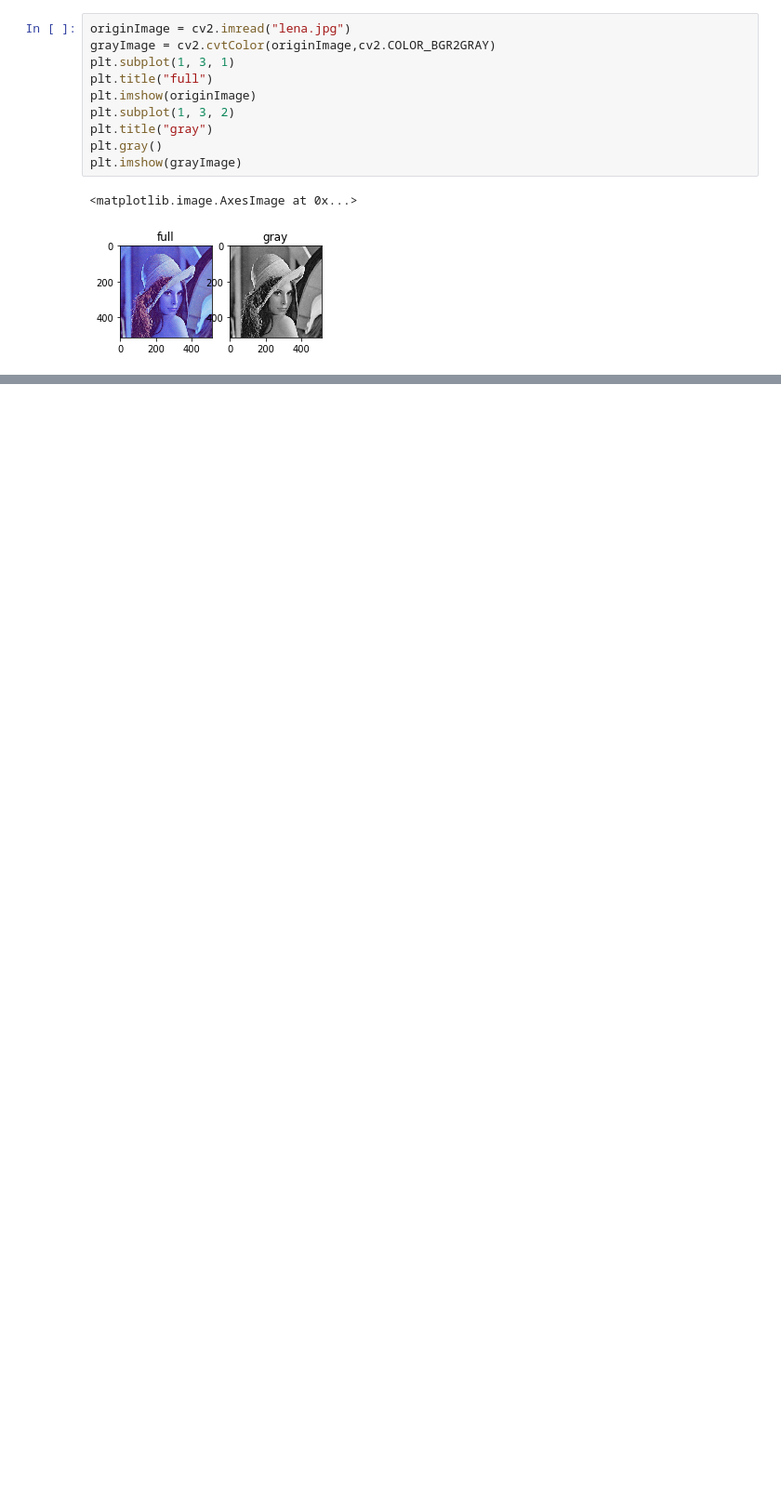
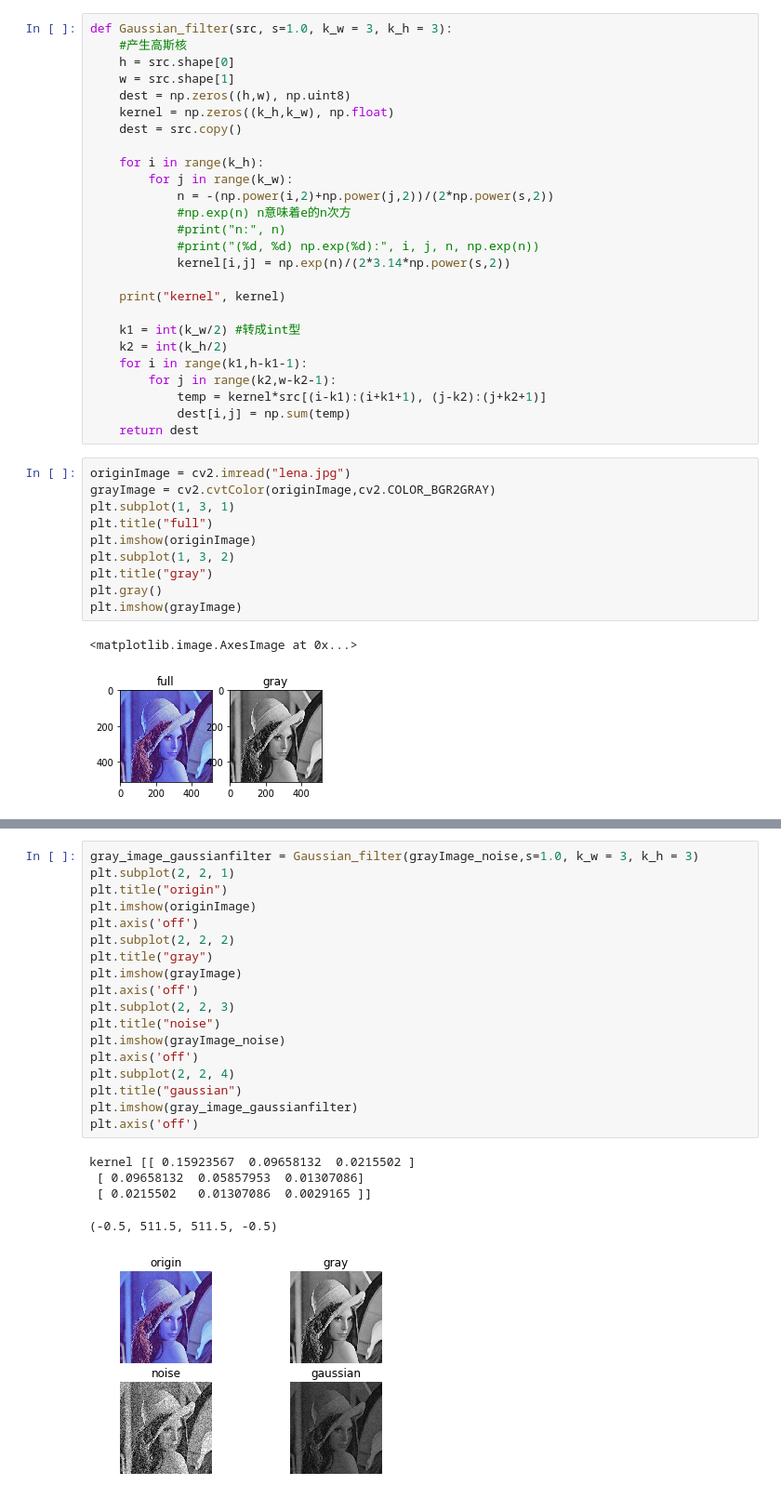
Before and after one commit to sycophant-stone/digital_image_base, a Jupyter notebook: smoothing/img_smoothing.ipynb, the cells around one changed output, grey strips where cells are left out. Shown: that part at 93% size. Drawn from its saved outputs; the diff is of its cells as text; blank space fills up the shorter version.

```diff
--- a/smoothing/img_smoothing.ipynb
+++ b/smoothing/img_smoothing.ipynb
@@ -126,6 +126,32 @@ def median_filter(src,k_w=5, k_h=5):
             temp = np.median(src[(i-k1):(i+k1+1), (j-k2):(j+k2+1)])
             dest[i,j] = temp
     return dest
+# %%
+def Gaussian_filter(src, s=1.0, k_w = 3, k_h = 3):
+    #产生高斯核
+    h = src.shape[0]
+    w = src.shape[1]
+    dest = np.zeros((h,w), np.uint8)
+    kernel = np.zeros((k_h,k_w), np.float)
+    dest = src.copy()
+
+    for i in range(k_h):
+        for j in range(k_w):
+            n = -(np.power(i,2)+np.power(j,2))/(2*np.power(s,2))
+            #np.exp(n) n意味着e的n次方
+            #print("n:", n)
+            #print("(%d, %d) np.exp(%d):", i, j, n, np.exp(n))
+            kernel[i,j] = np.exp(n)/(2*3.14*np.power(s,2))
+
+    print("kernel", kernel)
+
+    k1 = int(k_w/2) #转成int型
+    k2 = int(k_h/2)
+    for i in range(k1,h-k1-1):
+        for j in range(k2,w-k2-1):
+            temp = kernel*src[(i-k1):(i+k1+1), (j-k2):(j+k2+1)]
+            dest[i,j] = np.sum(temp)
+    return dest
 # %%
 originImage = cv2.imread("lena.jpg")
 grayImage = cv2.cvtColor(originImage,cv2.COLOR_BGR2GRAY)
@@ -184,0 +211,24 @@ plt.axis('off')
+# %%
+gray_image_gaussianfilter = Gaussian_filter(grayImage_noise,s=1.0, k_w = 3, k_h = 3)
+plt.subplot(2, 2, 1)
+plt.title("origin")
+plt.imshow(originImage)
+plt.axis('off')
+plt.subplot(2, 2, 2)
+plt.title("gray")
+plt.imshow(grayImage)
+plt.axis('off')
+plt.subplot(2, 2, 3)
+plt.title("noise")
+plt.imshow(grayImage_noise)
+plt.axis('off')
+plt.subplot(2, 2, 4)
+plt.title("gaussian")
+plt.imshow(gray_image_gaussianfilter)
+plt.axis('off')
+# %% [output]
+kernel [[ 0.15923567  0.09658132  0.0215502 ]
+ [ 0.09658132  0.05857953  0.01307086]
+ [ 0.0215502   0.01307086  0.0029165 ]]
+(-0.5, 511.5, 511.5, -0.5)
+[figure, added]
```
Also changed, not shown: parts of 4 cells of this notebook.
